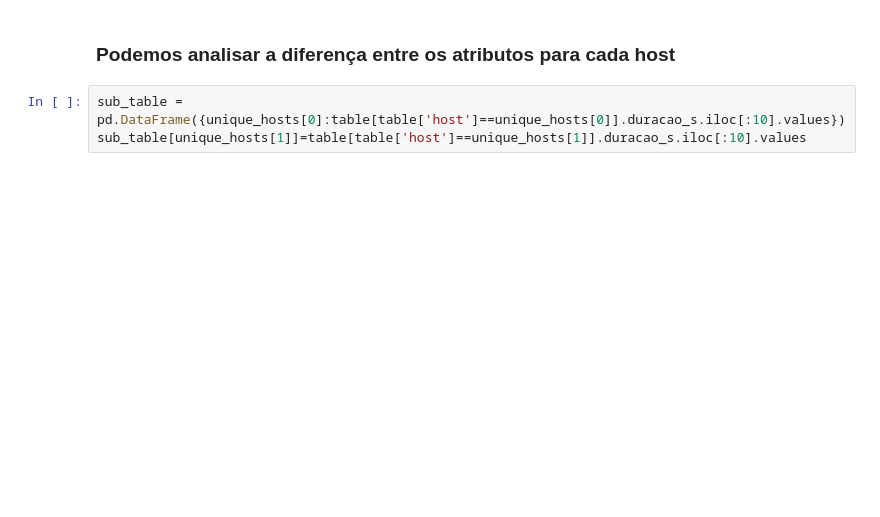
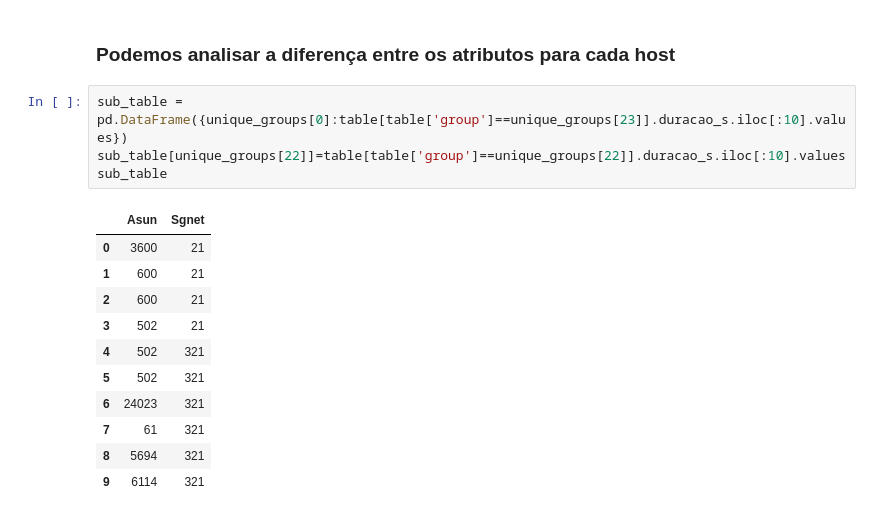
Before and after one commit to michaeloc/data_analysis_server_log, a Jupyter notebook: Analise_Ocorrencias.ipynb, the cells around one changed output. Drawn from its saved outputs; the diff is of its cells as text; blank space fills up the shorter version.

```diff
--- a/Analise_Ocorrencias.ipynb
+++ b/Analise_Ocorrencias.ipynb
@@ -347,8 +360,21 @@ table['hour_fech']= hour_fech
 # %% [markdown]
 ### Podemos analisar a diferença entre os atributos para cada host
 # %%
-sub_table = pd.DataFrame({unique_hosts[0]:table[table['host']==unique_hosts[0]].duracao_s.iloc[:10].values})
-sub_table[unique_hosts[1]]=table[table['host']==unique_hosts[1]].duracao_s.iloc[:10].values
+sub_table = pd.DataFrame({unique_groups[0]:table[table['group']==unique_groups[23]].duracao_s.iloc[:10].values})
+sub_table[unique_groups[22]]=table[table['group']==unique_groups[22]].duracao_s.iloc[:10].values
+sub_table
+# %% [output]
+|  | Asun | Sgnet |
+| 0 | 3600 | 21 |
+| 1 | 600 | 21 |
+| 2 | 600 | 21 |
+| 3 | 502 | 21 |
+| 4 | 502 | 321 |
+| 5 | 502 | 321 |
+| 6 | 24023 | 321 |
+| 7 | 61 | 321 |
+| 8 | 5694 | 321 |
+| 9 | 6114 | 321 |
 # %%
 sub_table.plot.density()
 # %% [output]
```
Also changed, not shown: parts of 32 cells of this notebook.
